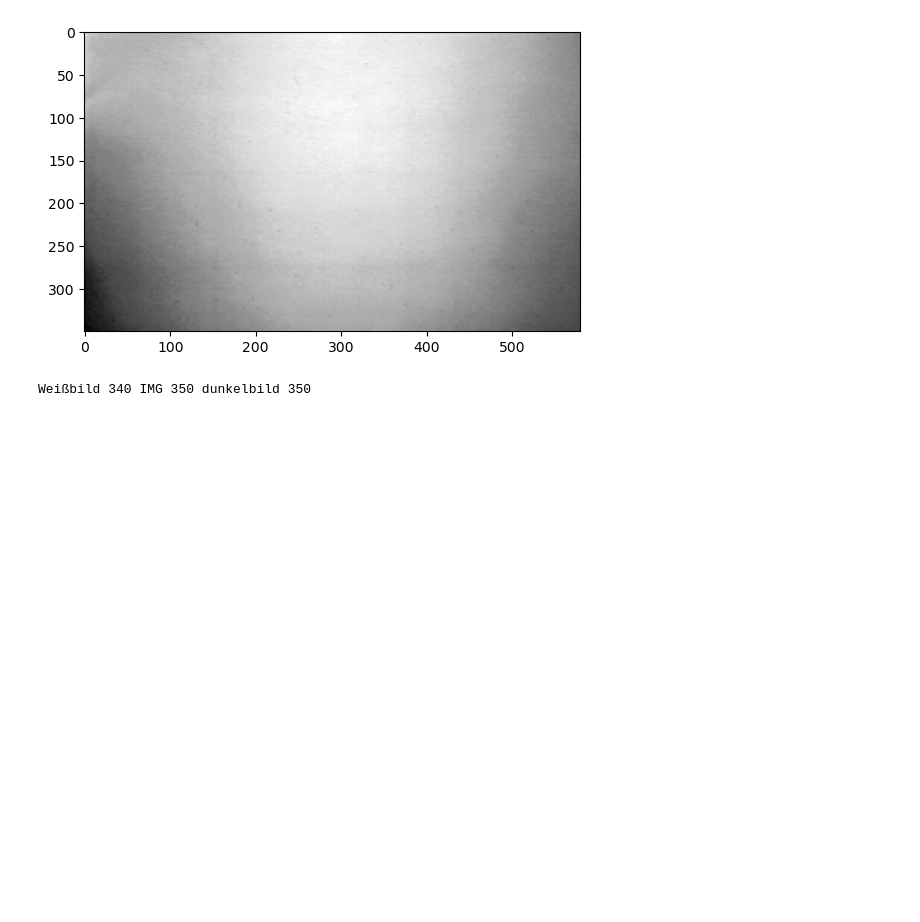
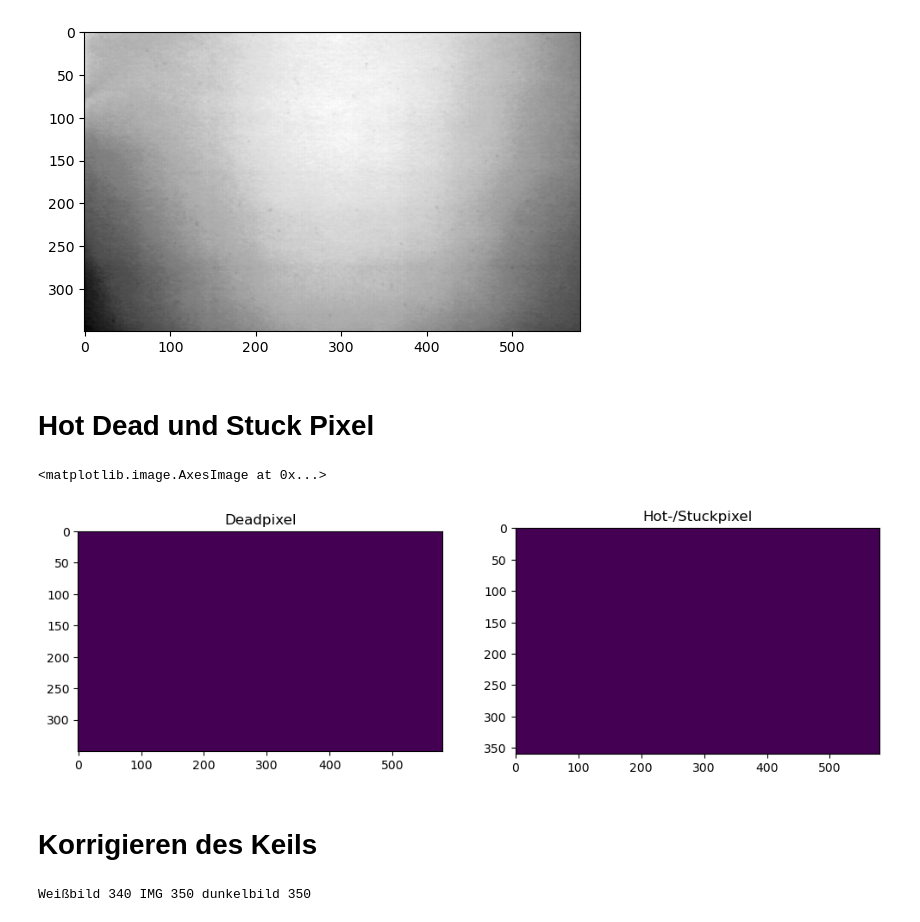
Before and after one commit to hannesbrugger/Signale-und-Systeme, a Jupyter notebook: Versuch2/versuch-2.ipynb, the cells around one changed output. Drawn from its saved outputs; the diff is of its cells as text; code cells hidden in the pictures; blank space fills up the shorter version.

Commit message:
with dead pixel

```diff
--- a/Versuch2/versuch-2.ipynb
+++ b/Versuch2/versuch-2.ipynb
@@ -131,10 +131,11 @@ def SubDarkFrame(darkframe, picpath, name, show = 0):
      if show == 1:
           plt.imshow(result, cmap="gray")
      cv2.imwrite(name + ".png", result)
+     return result
 # %%
 picpath = os.getcwd() + "/Versuch2-Messdaten/Versuch2-S-bild" + str(1) + ".png"
 
-SubDarkFrame(dunkelbild, picpath, "dunkelbild", show = 1)
+darkframe = SubDarkFrame(dunkelbild, picpath, "dunkelbild", show = 1)
 # %% [output]
 [figure]
 # %% [markdown]
@@ -160,8 +161,10 @@ print("Mittelwert " + str(len(mittelwert)) + " dunkelbild " + str(len(dunkelbild
 
 weisbild = mittelwert - dunkelbild[10:370, 0:580]
 print(len(weisbild))
+
 kontrastMax = weisbild - np.min(weisbild)
-kontrastMax = kontrastMax / np.max(kontrastMax)
+kontrastMax = kontrastMax / np.max(weisbild)
+
 cv2.imwrite("white.png", weisbild)
 plt.imshow(kontrastMax, cmap='gray')
 print("Maximaler Weißwert: " + str(np.max(weisbild)))
@@ -194,6 +199,41 @@ cv2.imwrite("normiertesWeisbild.png", normiertesWeisBild)
 350
 True
 [figure]
+# %% [markdown]
+# Hot Dead und Stuck Pixel
+# %%
+import copy
+
+whitepixel_off = 5
+blackpixel_off = 5
+
+weissbild_deadpix = copy.deepcopy(kontrastMax)
+
+for i in range(len(weissbild_deadpix)):
+    for j in range(len(weissbild_deadpix[i])):
+            if (weissbild_deadpix[i][j] <= 255 - whitepixel_off):
+                weissbild_deadpix[i][j] = -1000
+
+fig, (ax1, ax2) = plt.subplots(1,2, figsize=(12,5))
+ax1.set_title("Deadpixel")
+ax1.imshow(weissbild_deadpix)
+
+
+
+dunkelbild_pix = copy.deepcopy(darkframe)
+
+for i in range(len(dunkelbild_pix)):
+    for j in range(len(dunkelbild_pix[i])):
+            if (dunkelbild_pix[i][j] >= blackpixel_off):
+                dunkelbild_pix[i][j] = 1000
+
+ax2.set_title("Hot-/Stuckpixel")
+ax2.imshow(dunkelbild_pix)
+# %% [output]
+<matplotlib.image.AxesImage at 0x...>
+[figure, added]
+# %% [markdown]
+# Korrigieren des Keils
 # %%
 print("Weißbild " + str(len(normiertesWeisBild[10:370, 0:580])) + " IMG " + str(len(img[10:370, 0:580])) + " dunkelbild " + str(len(dunkelbild[10:370, 0:580])))
 normiertesKoregierteGrayStufen = (img[10:370, 0:580]-dunkelbild[10:370, 0:580]) / normiertesWeisBild
```
Also changed, not shown: parts of 1 cell of this notebook.
